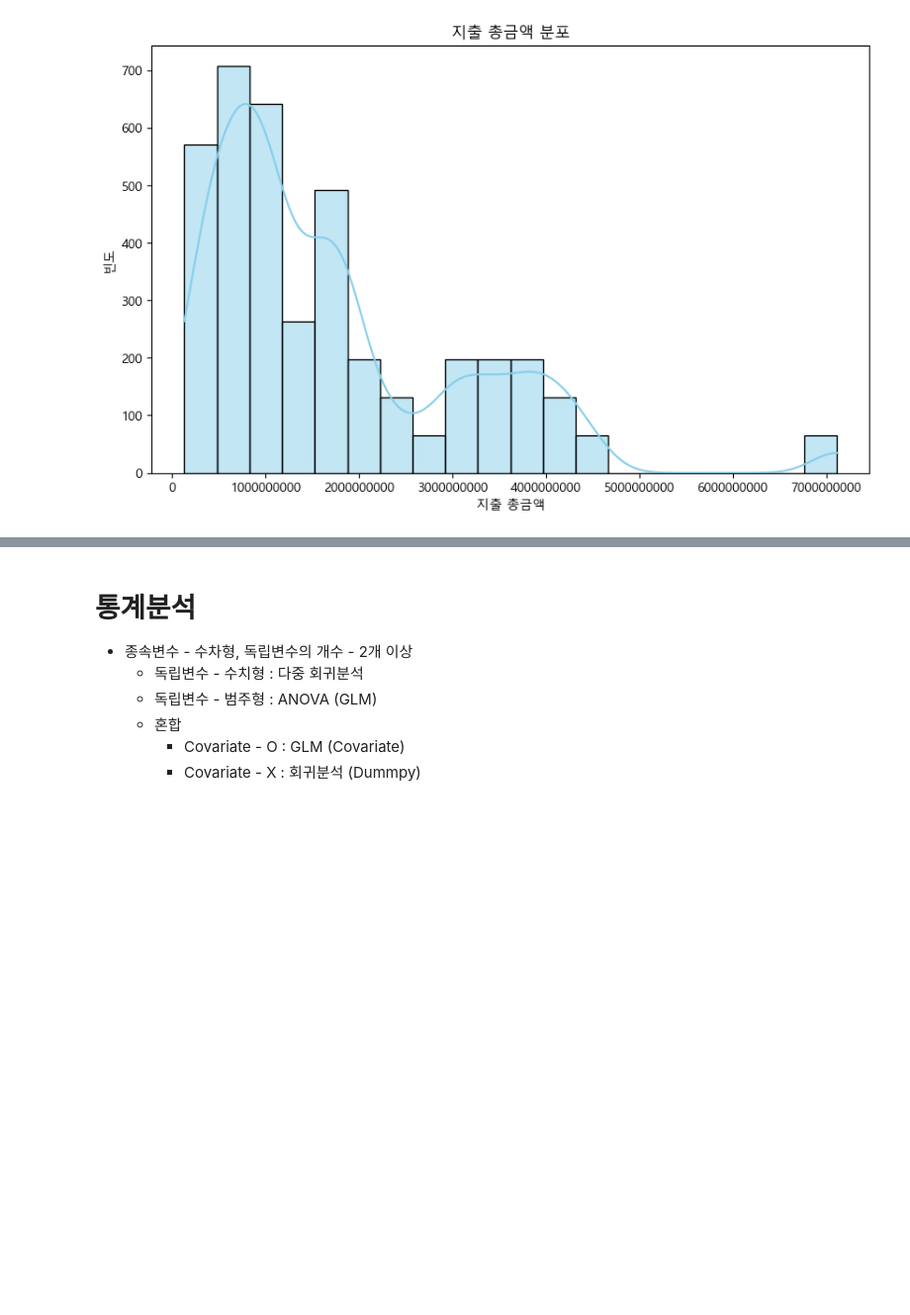
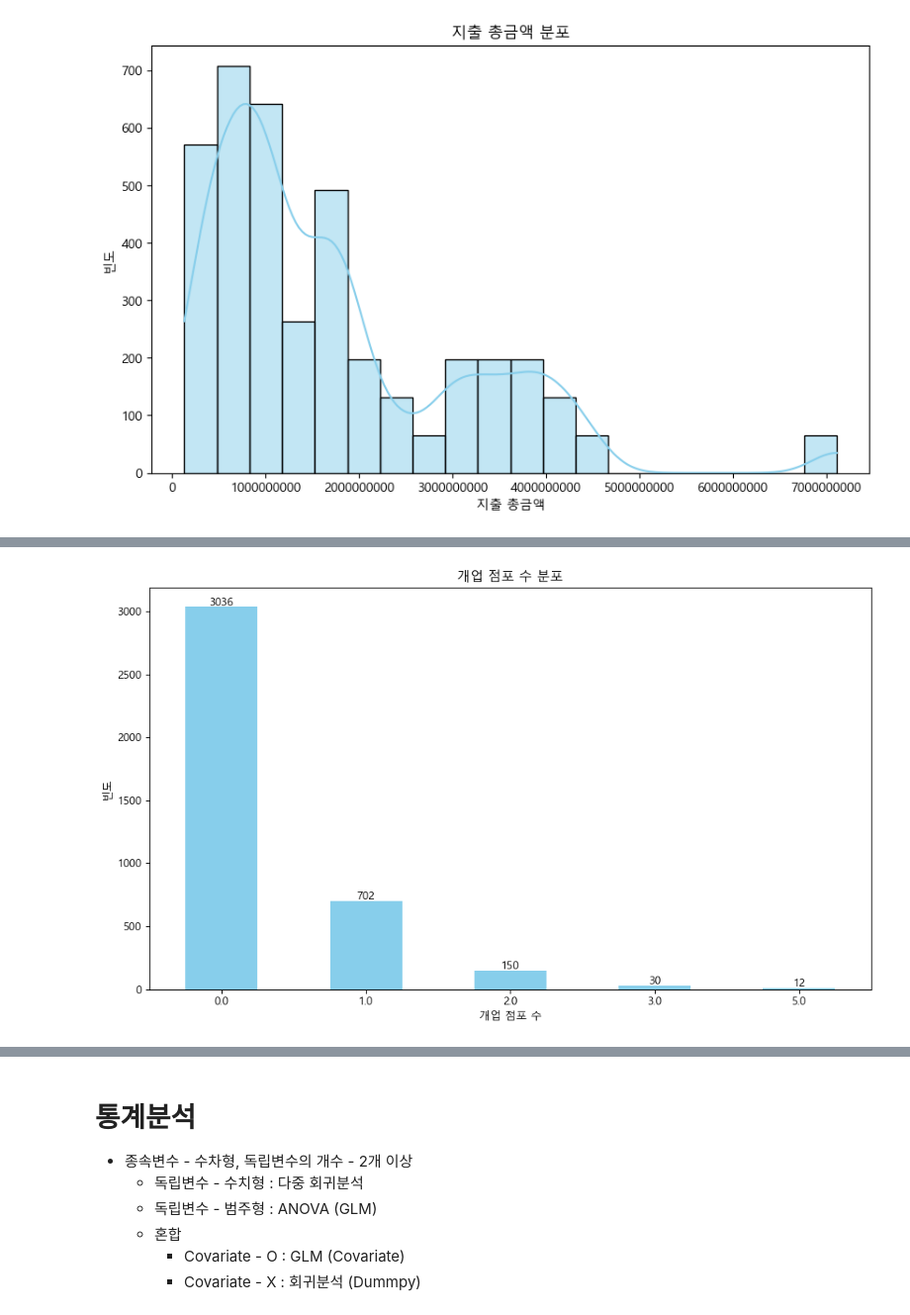
Before and after one commit to hyelin606/Semi-Project, a Jupyter notebook: 데이터 전처리 + EDA.ipynb, the cells around one changed output, grey strips where cells are left out. Shown at 99% size. Saved outputs shown, nothing was run; the diff lists cells and outputs as text; code cells hidden in the pictures; blank space fills up the shorter version.

```diff
--- a/데이터 전처리 + EDA.ipynb
+++ b/데이터 전처리 + EDA.ipynb
@@ -365,0 +392,22 @@ plt.show()
+# %%
+import matplotlib.pyplot as plt
+
+# Count the occurrences of each category in '시간대' column
+time_counts = df['개업_점포_수'].value_counts()
+
+# Plot the distribution
+plt.figure(figsize=(10, 6))
+bars = time_counts.sort_index().plot(kind='bar', color='skyblue')  # Sort by index
+
+# Add text annotations
+for i, count in enumerate(time_counts.sort_index()):
+    plt.text(i, count + 10, str(count), ha='center')
+
+plt.title('개업 점포 수 분포')
+plt.xlabel('개업 점포 수')
+plt.ylabel('빈도')
+plt.xticks(rotation=0, ha='center')
+plt.tight_layout()
+plt.show()
+# %% [output]
+[figure, added]
```
Also changed, not shown: parts of 7 cells of this notebook, 23 other files.
